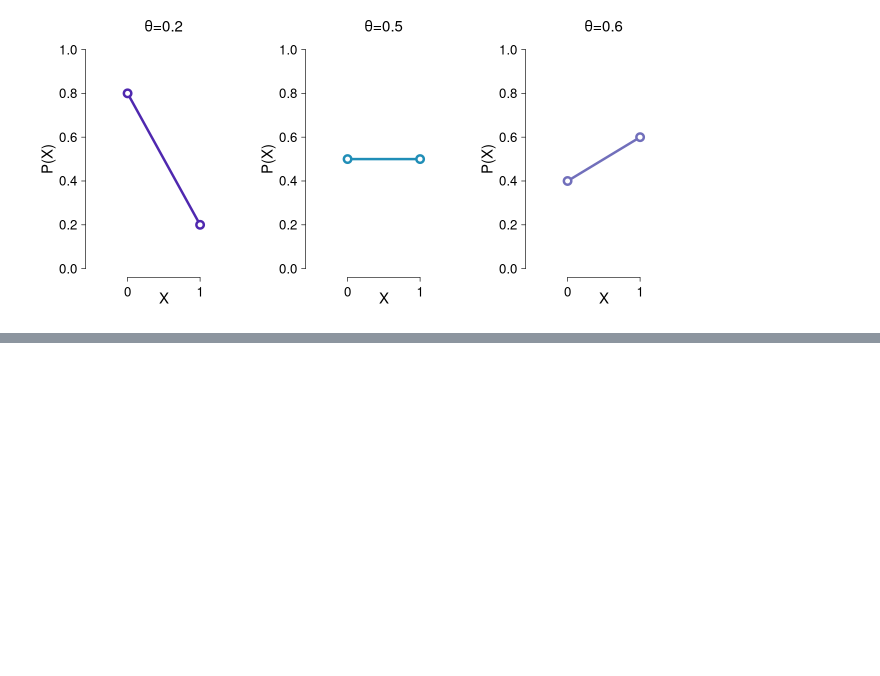
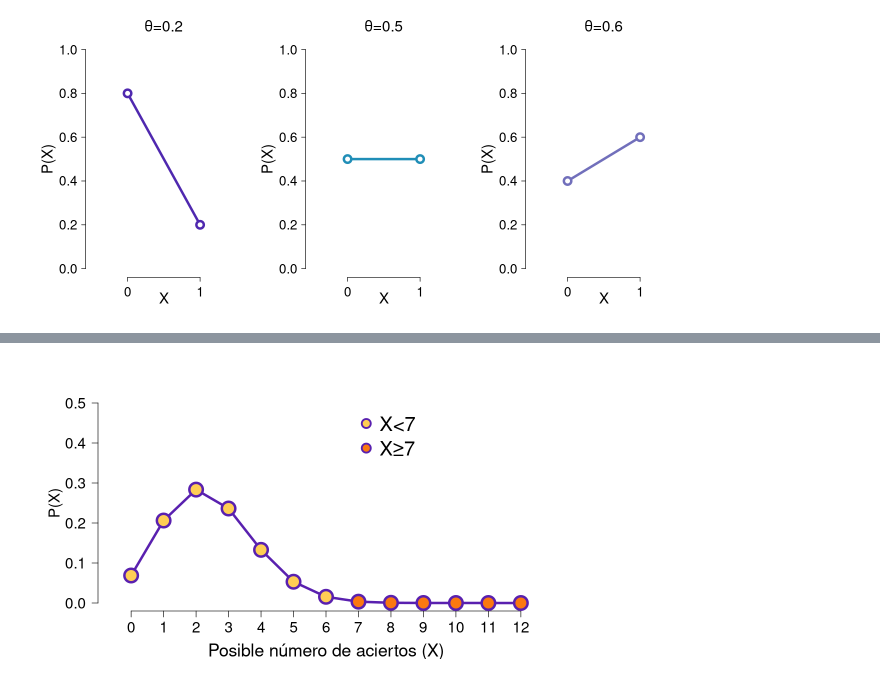
Before and after one commit to OscaRoa/iadiii, a Jupyter notebook: 03_Distribuciones discretas.ipynb, the cells around one changed output, grey strips where cells are left out. Drawn from its saved outputs; the diff is of its cells as text; code cells hidden in the pictures; blank space fills up the shorter version.

```diff
--- a/03_Distribuciones discretas.ipynb
+++ b/03_Distribuciones discretas.ipynb
@@ -339,0 +372,16 @@ mtext('Y~Binomial(\u03c6,7)',3,line=1,cex=1.5)
+# %%
+options(repr.plot.width = 9, repr.plot.height = 5)
+par(mar=c(4,5,3,2),cex.axis=1.5)
+dist <- binom(prob = 0.2,n = 12)
+plot(NULL,xlim=c(-.5,max(dist$x)+.5),ylim=c(0,.5),ann=F,axes=F)
+axis(1,at=0:max(dist$x));axis(2,las=1)
+bg_cols <- rep('#ffce54',length(dist$x))
+bg_cols[dist$x>=7] <- '#fb7810'
+points(dist$x,dist$pmf,cex=3,lwd=4,col='#5920af',bg=bg_cols,type='o',pch=21)
+mtext('Posible número de aciertos (X)',1,cex=1.75,line=3)
+mtext('P(X)',2,cex=1.5,line=3)
+legend(7,.5,legend=c('X<7','X\u22657'),pch=21,pt.bg=c('#ffce54','#fb7810'),
+      lwd=3,pt.cex=2,cex=2,seg.len=0,x.intersp=.5,y.intersp=1.5,col='#5920af',
+      box.lty='blank')
+# %% [output]
+[figure, added]
```
Also changed, not shown: parts of 17 cells of this notebook.
